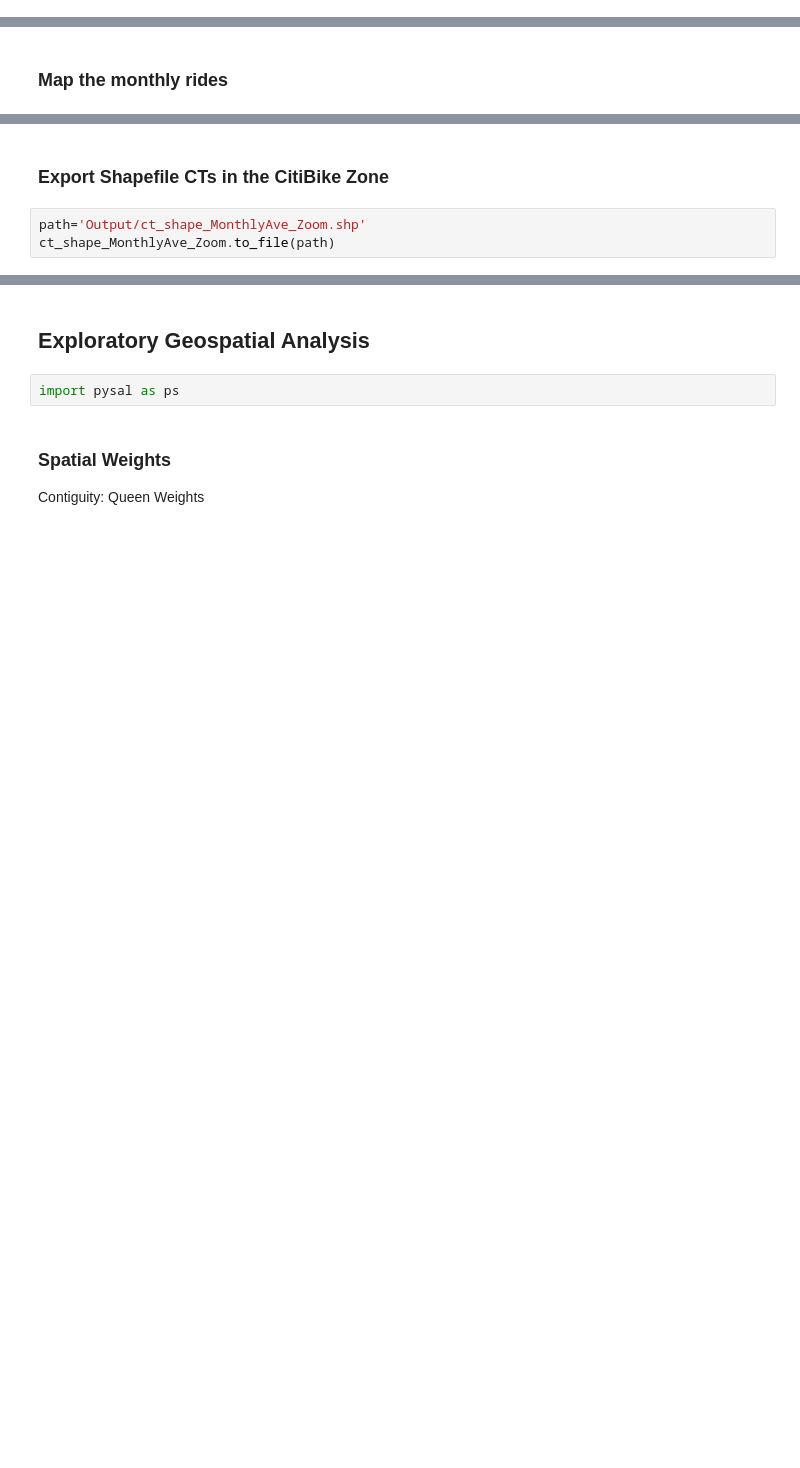
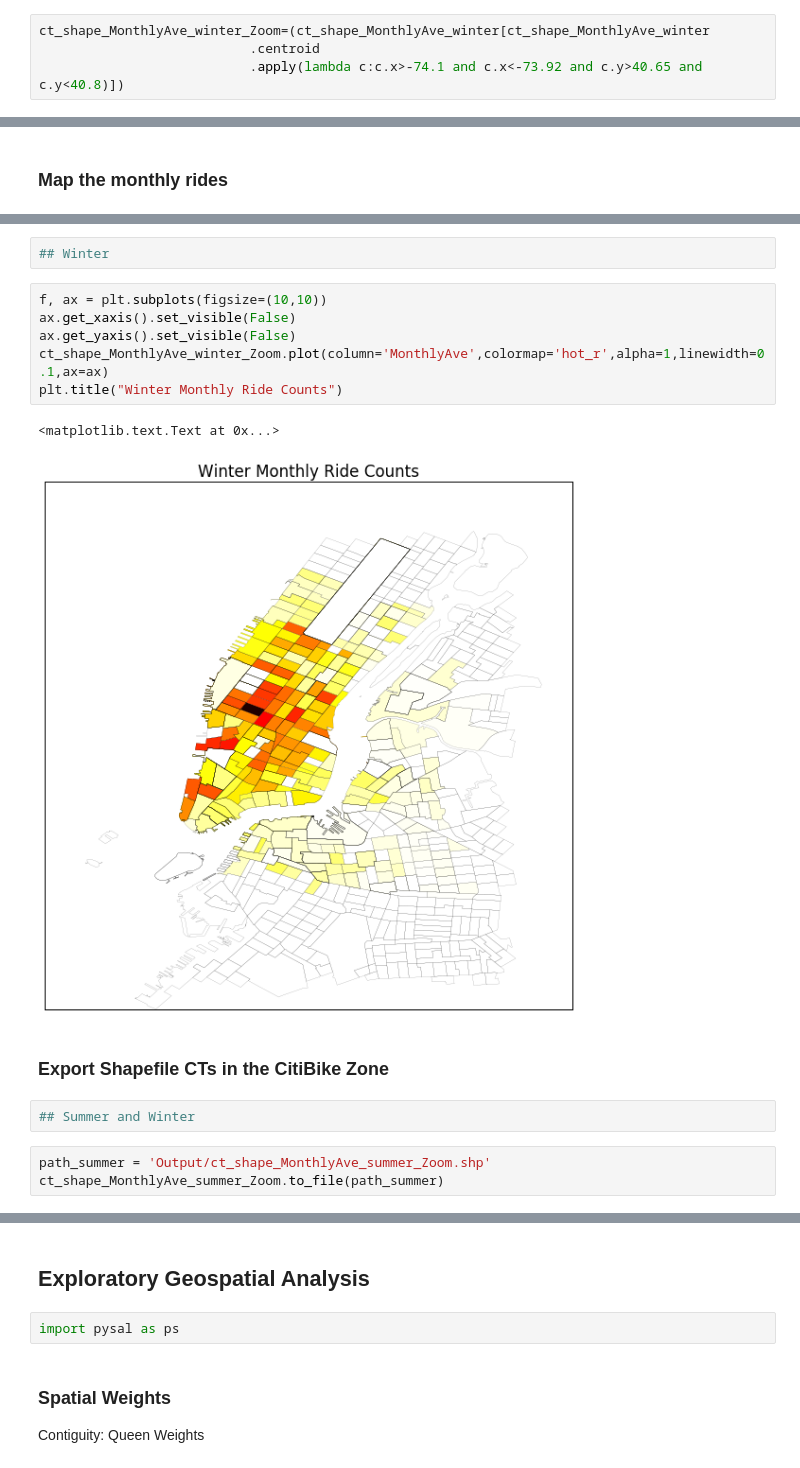
Before and after one commit to esanzglez/PUI2016_esg336, a Jupyter notebook: HW10_esg336/GeospatialAnalysis_CitiBike_esg336.ipynb, the cells around one changed output, grey strips where cells are left out. Cells and saved outputs as stored; diff of their text form; blank space fills up the shorter version.

```diff
--- a/HW10_esg336/GeospatialAnalysis_CitiBike_esg336.ipynb
+++ b/HW10_esg336/GeospatialAnalysis_CitiBike_esg336.ipynb
@@ -280,0 +339,4 @@ print "Number of zoomed CTs:", len(temp.MonthlyAve)
+# %%
+ct_shape_MonthlyAve_winter_Zoom=(ct_shape_MonthlyAve_winter[ct_shape_MonthlyAve_winter
+                           .centroid
+                           .apply(lambda c:c.x>-74.1 and c.x<-73.92 and c.y>40.65 and c.y<40.8)])
@@ -289,5 +362,18 @@ plt.title("Monthly Ride Counts")
+# %%
+## Winter
+# %%
+f, ax = plt.subplots(figsize=(10,10))
+ax.get_xaxis().set_visible(False)
+ax.get_yaxis().set_visible(False)
+ct_shape_MonthlyAve_winter_Zoom.plot(column='MonthlyAve',colormap='hot_r',alpha=1,linewidth=0.1,ax=ax)
+plt.title("Winter Monthly Ride Counts")
+# %% [output]
+<matplotlib.text.Text at 0x...>
+[figure, added]
 # %% [markdown]
 ### Export Shapefile CTs in the CitiBike Zone
-# %%
-path='Output/ct_shape_MonthlyAve_Zoom.shp'
-ct_shape_MonthlyAve_Zoom.to_file(path)
+# %%
+## Summer and Winter
+# %%
+path_summer = 'Output/ct_shape_MonthlyAve_summer_Zoom.shp'
+ct_shape_MonthlyAve_summer_Zoom.to_file(path_summer)
```
Also changed, not shown: parts of 71 cells of this notebook.
